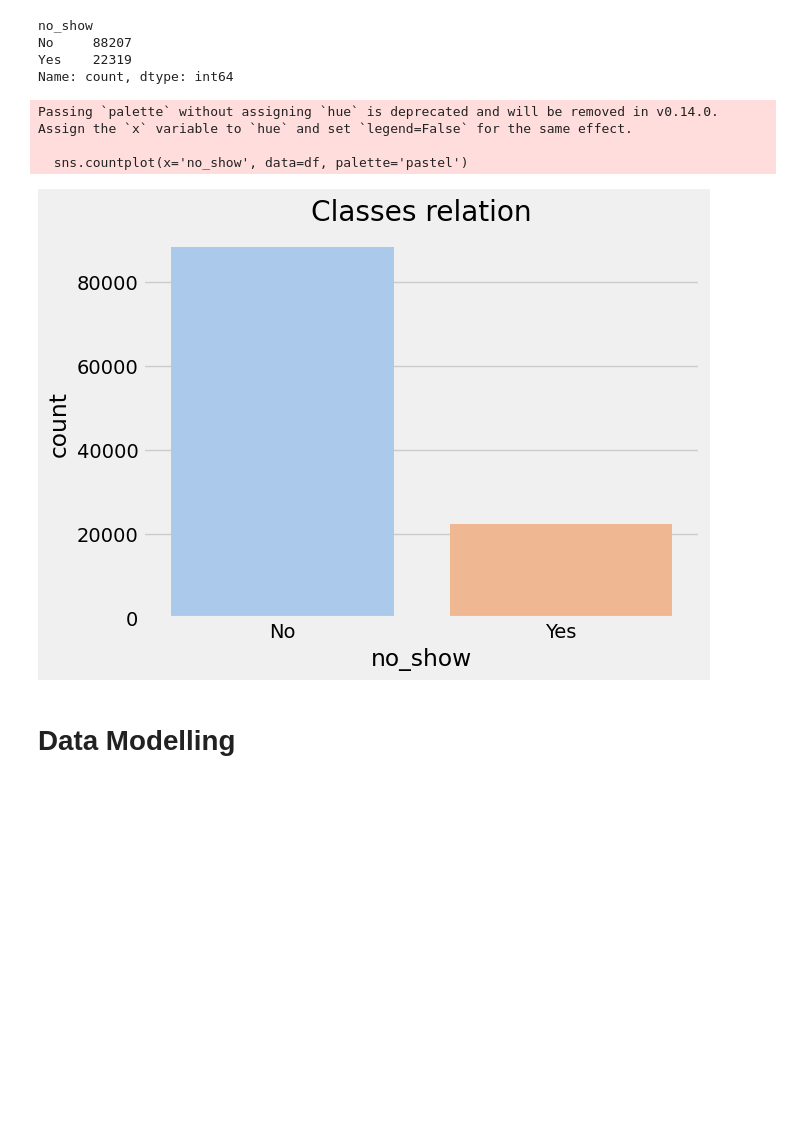
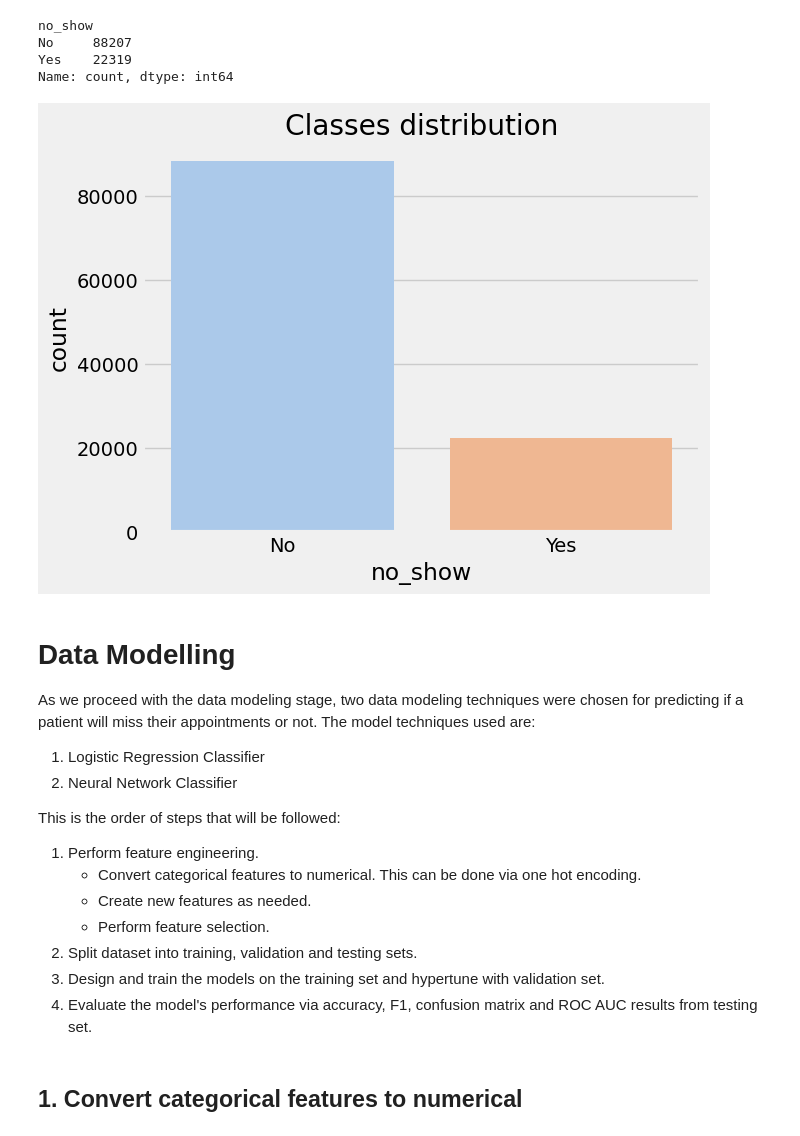
Before and after one commit to KingXP-Pythoner/appt-noshow-model, a Jupyter notebook: Medical_Appointment_No_Show_Classification_Prediction.ipynb, the cells around one changed output. Cells and saved outputs as stored; diff of their text form; code cells hidden in the pictures; blank space fills up the shorter version.

Commit message:
start data modelling

```diff
--- a/Medical_Appointment_No_Show_Classification_Prediction.ipynb
+++ b/Medical_Appointment_No_Show_Classification_Prediction.ipynb
@@ -641,13 +643,24 @@ Name: count, dtype: int64
 # %%
 # Investigate the class imbalance in the dataset (no-shows vs shows) and plot the distribution on one bar chart
 
-sns.countplot(x='No show', data=df, palette='pastel')
+sns.countplot(x='no_show', data=df, palette='pastel')
 plt.title("Classes distribution")
 plt.show()
 # %% [output]
-Passing `palette` without assigning `hue` is deprecated and will be removed in v0.14.0. Assign the `x` variable to `hue` and set `legend=False` for the same effect.
-
-  sns.countplot(x='no_show', data=df, palette='pastel')
-[figure, old version]
+[figure, new version]
-# %% [markdown]
-# Data Modelling
+# %% [markdown]
+# Data Modelling
+As we proceed with the data modeling stage, two data modeling techniques were chosen for predicting if a patient will miss their appointments or not. The model techniques used are:
+1. Logistic Regression Classifier
+2. Neural Network Classifier
+
+This is the order of steps that will be followed:
+1. Perform feature engineering.
+    - Convert categorical features to numerical. This can be done via one hot encoding.
+    - Create new features as needed.
+    - Perform feature selection.
+3. Split dataset into training, validation and testing sets.
+4. Design and train the models on the training set and hypertune with validation set.
+5. Evaluate the model's performance via accuracy, F1, confusion matrix and ROC AUC results from testing set.
+# %% [markdown]
+## 1. Convert categorical features to numerical
```
Also changed, not shown: parts of 2 cells of this notebook.
